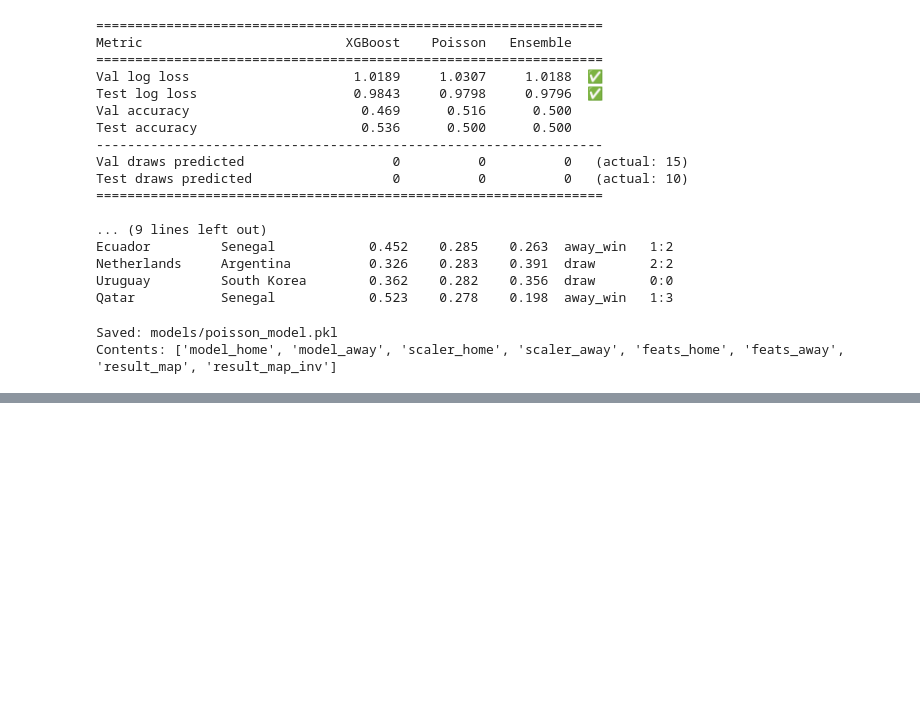
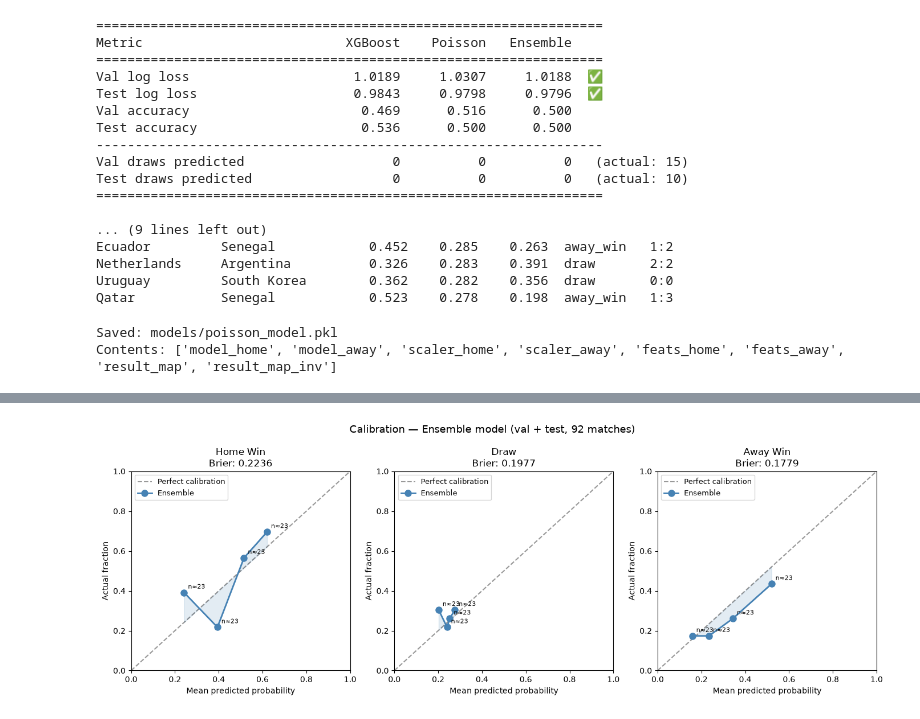
Before and after one commit to sabinorio-tech/World-Cup-Match-Prediction, a Jupyter notebook: notebooks/03_poisson_model.ipynb, the cells around one changed output, grey strips where cells are left out. Saved outputs shown, nothing was run; the diff lists cells and outputs as text; code cells hidden in the pictures; blank space fills up the shorter version.

Commit message:
Added calibration check into 03_poisson_model.ipynb  + calibration part into ds_modeling_report.md

```diff
--- a/notebooks/03_poisson_model.ipynb
+++ b/notebooks/03_poisson_model.ipynb
@@ -401,3 +401,77 @@ print(f"Contents: {list(artifact.keys())}")
 # %% [output]
 Saved: models/poisson_model.pkl
 Contents: ['model_home', 'model_away', 'scaler_home', 'scaler_away', 'feats_home', 'feats_away', 'result_map', 'result_map_inv']
+# %%
+from sklearn.calibration import calibration_curve
+from sklearn.metrics import brier_score_loss
+import matplotlib.pyplot as plt
+
+# Combine val + test for more data (92 matches total)
+y_all_str  = pd.concat([val['result'], test['result']]).reset_index(drop=True)
+proba_all  = np.vstack([proba_ens_val, proba_ens_test])
+
+LABELS = ['home_win', 'draw', 'away_win']
+CLASS_NAMES = {'home_win': 'Home Win', 'draw': 'Draw', 'away_win': 'Away Win'}
+
+fig, axes = plt.subplots(1, 3, figsize=(14, 5))
+fig.suptitle('Calibration — Ensemble model (val + test, 92 matches)', fontsize=13)
+
+print("=== Calibration Report — Ensemble (val + test, 92 matches) ===\n")
+print(f"{'Class':<12} {'Brier score':>12}  {'Interpretation'}")
+print("-" * 55)
+
+for idx, label in enumerate(LABELS):
+    # Binary: was this class the actual outcome?
+    y_bin   = (y_all_str == label).astype(int).values
+    p_class = proba_all[:, idx]
+
+    # Brier score: mean squared error of probabilities (lower = better, 0 = perfect)
+    brier = brier_score_loss(y_bin, p_class)
+    baseline_brier = brier_score_loss(y_bin, np.full_like(p_class, y_bin.mean()))
+    print(f"{label:<12} {brier:>12.4f}  (baseline naive: {baseline_brier:.4f})")
+
+    # Reliability diagram — 4 bins (92 matches is small, fewer bins = more stable)
+    try:
+        fraction_pos, mean_pred = calibration_curve(y_bin, p_class, n_bins=4, strategy='quantile')
+        ax = axes[idx]
+        ax.plot([0, 1], [0, 1], 'k--', alpha=0.4, label='Perfect calibration')
+        ax.plot(mean_pred, fraction_pos, 'o-', color='steelblue', linewidth=2, markersize=8, label='Ensemble')
+        ax.fill_between(mean_pred, fraction_pos, mean_pred,
+                        alpha=0.15, color='steelblue')
+        ax.set_xlabel('Mean predicted probability')
+        ax.set_ylabel('Actual fraction')
+        ax.set_title(f'{CLASS_NAMES[label]}\nBrier: {brier:.4f}')
+        ax.legend(fontsize=9)
+        ax.set_xlim(0, 1)
+        ax.set_ylim(0, 1)
+
+        # Annotate each point with sample count
+        counts, _ = np.histogram(p_class, bins=4)
+        for x, y in zip(mean_pred, fraction_pos):
+            ax.annotate(f'n≈{len(p_class)//4}', (x, y),
+                       textcoords='offset points', xytext=(5, 5), fontsize=8)
+    except Exception as e:
+        axes[idx].text(0.5, 0.5, f'Not enough data\n{e}', ha='center', va='center')
+
+plt.tight_layout()
+plt.savefig('../docs/assets/calibration_plot.png', dpi=120, bbox_inches='tight')
+plt.show()
+print("\nSaved: docs/assets/calibration_plot.png")
+
+# ECE — Expected Calibration Error (weighted average miscalibration across bins)
+print("\n=== Expected Calibration Error (ECE) per class ===")
+n_bins = 4
+for idx, label in enumerate(LABELS):
+    y_bin   = (y_all_str == label).astype(int).values
+    p_class = proba_all[:, idx]
+    bins    = np.linspace(0, 1, n_bins + 1)
+    ece     = 0.0
+    for i in range(n_bins):
+        mask = (p_class >= bins[i]) & (p_class < bins[i+1])
+        if mask.sum() == 0:
+            continue
+        acc  = y_bin[mask].mean()
+        conf = p_class[mask].mean()
+        ece += (mask.sum() / len(y_bin)) * abs(acc - conf)
+    print(f"  {label:<12}: ECE = {ece:.4f}  (0 = perfect, 0.5 = worst)")
+# %% [output]
@@ -403,0 +485 @@ Contents: ['model_home', 'model_away', 'scaler_home', 'scaler_away', 'feats_home
+[figure, added]
```
Also changed, not shown: parts of 1 cell of this notebook, 2 other files.
